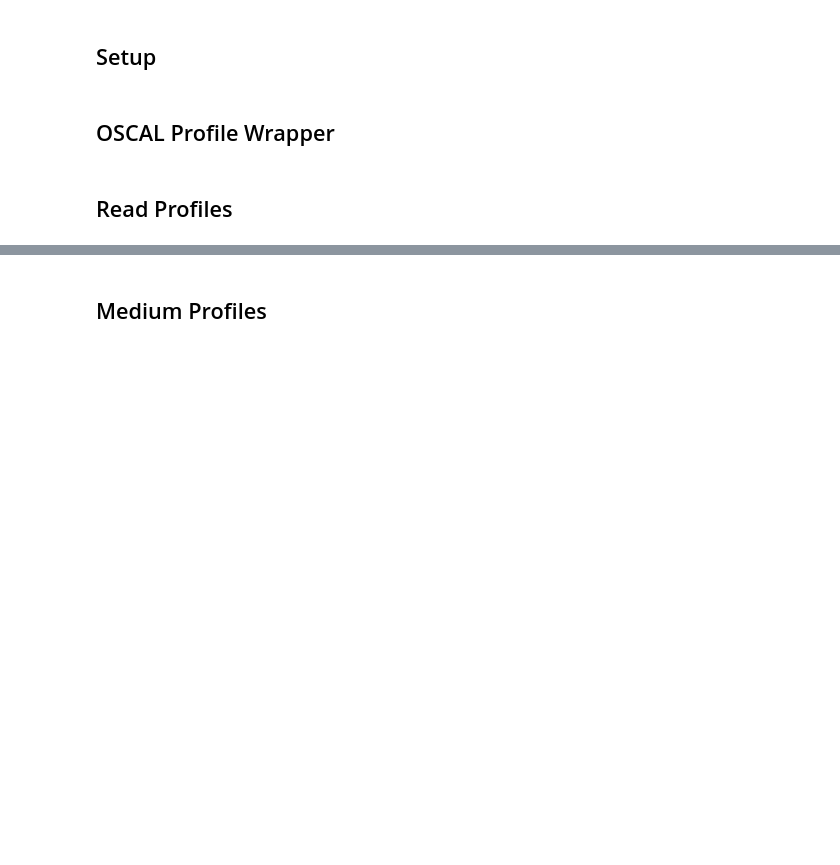
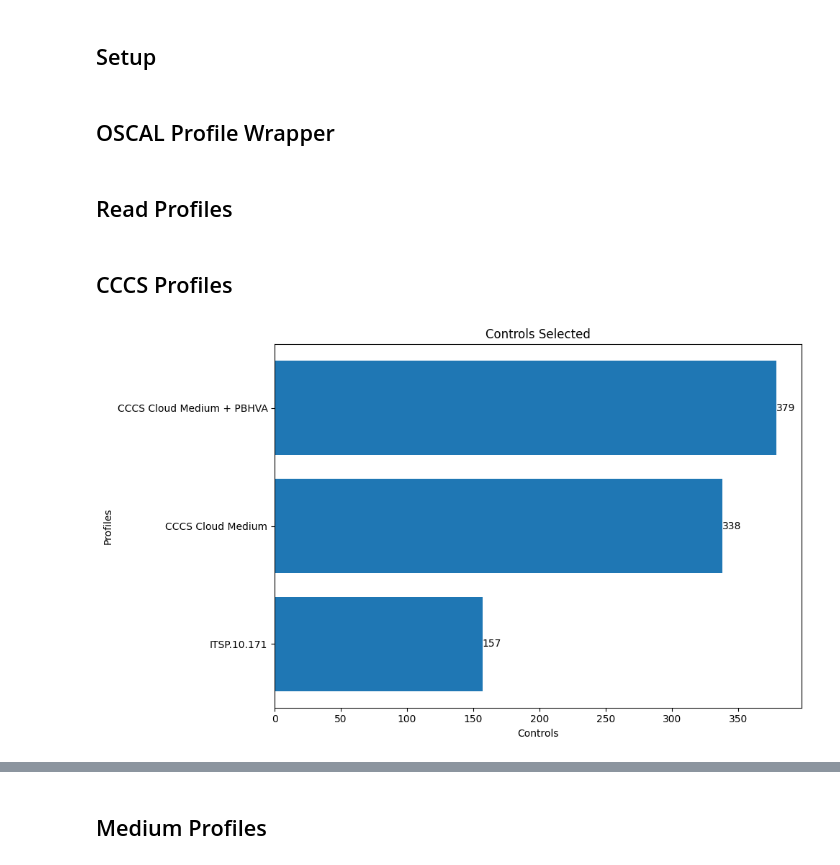
Before and after one commit to aws-samples/cccs-oscal-samples, a Jupyter notebook: notebooks/compare-profiles.ipynb, the cells around one changed output, grey strips where cells are left out. Saved outputs shown, nothing was run; the diff lists cells and outputs as text; code cells hidden in the pictures; blank space fills up the shorter version.

```diff
--- a/notebooks/compare-profiles.ipynb
+++ b/notebooks/compare-profiles.ipynb
@@ -67,3 +66,27 @@ fedramp_high = profile(profile_data['FedRAMP Rev 5 High Baseline'])
 nist_moderate = profile(profile_data['NIST Special Publication 800-53 Revision 5.1.1 MODERATE IMPACT BASELINE'])
 nist_high = profile(profile_data['NIST Special Publication 800-53 Revision 5.1.1 HIGH IMPACT BASELINE'])
 nist_privacy = profile(profile_data['NIST Special Publication 800-53 Revision 5.1.1 PRIVACY BASELINE'])
+# %% [markdown]
+## CCCS Profiles
+# %%
+# Load data
+categories = ['ITSP.10.171', 'CCCS Cloud Medium', 'CCCS Cloud Medium + PBHVA']
+values = [len(p.controls) for p in [cccs_171, cccs_cloud_medium, cccs_medium_pbhva]]
+
+# Create horizontal bar plot
+plt.figure(figsize=(10, 6))
+plt.barh(categories, values)
+
+# Customize the plot
+plt.title('Controls Selected')
+plt.xlabel('Controls')
+plt.ylabel('Profiles')
+
+# Add value labels on the bars
+for i, v in enumerate(values):
+    plt.text(v, i, str(v), va='center')
+
+plt.tight_layout()
+plt.show()
+# %% [output]
+[figure, added]
```
Also changed, not shown: parts of 7 cells of this notebook.
